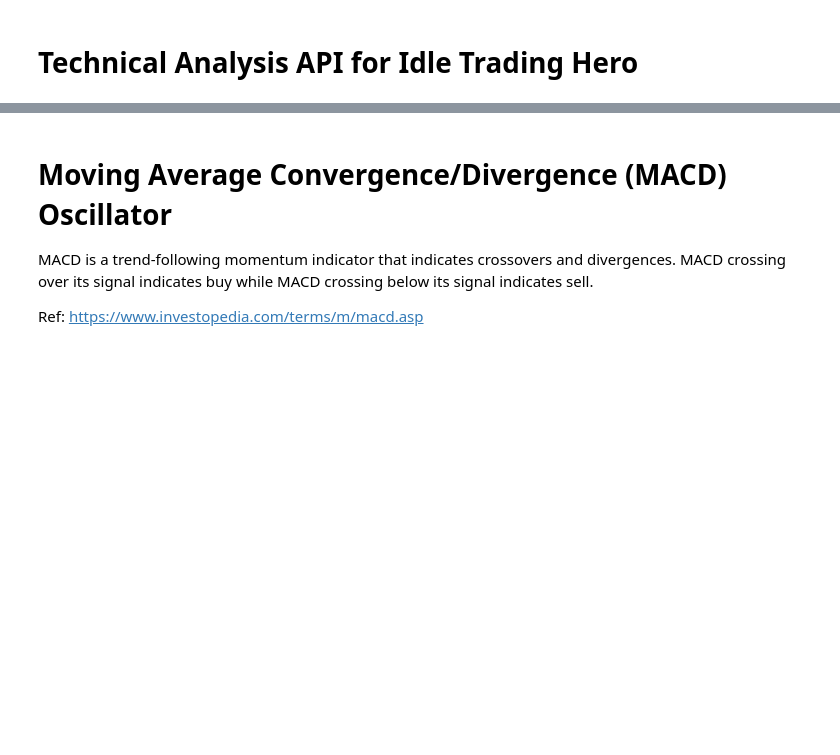
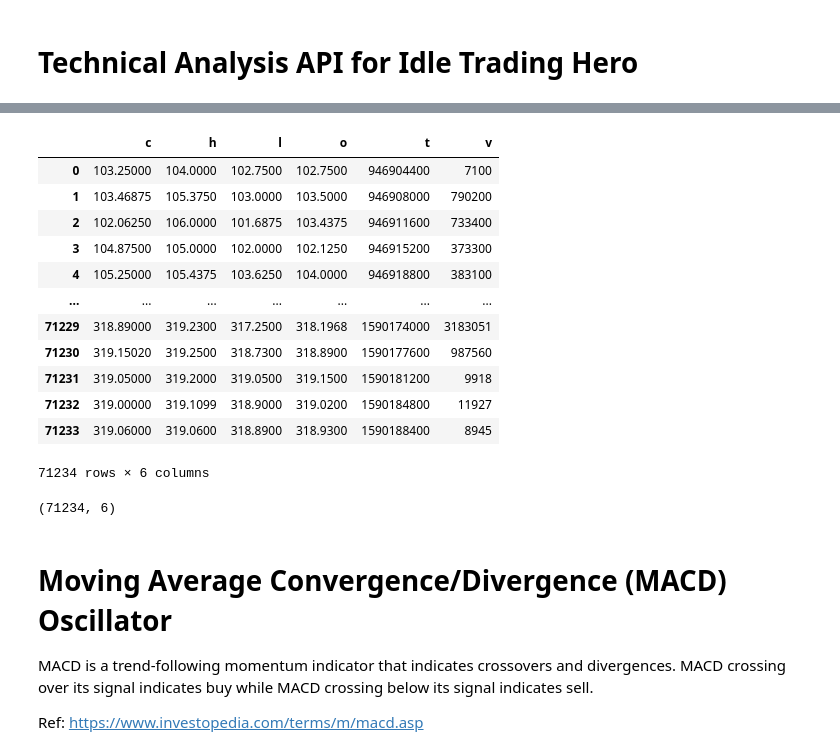
Before and after one commit to jetnew/Idle-Trading-Hero, a Jupyter notebook: Algorithm.ipynb, the cells around one changed output, grey strips where cells are left out. Drawn from its saved outputs; the diff is of its cells as text; code cells hidden in the pictures; blank space fills up the shorter version.

```diff
--- a/Algorithm.ipynb
+++ b/Algorithm.ipynb
@@ -34,3 +22,23 @@ df
+# %%
+df_aapl
+# %% [output]
+|  | c | h | l | o | t | v |
+| 0 | 103.25000 | 104.0000 | 102.7500 | 102.7500 | 946904400 | 7100 |
+| 1 | 103.46875 | 105.3750 | 103.0000 | 103.5000 | 946908000 | 790200 |
+| 2 | 102.06250 | 106.0000 | 101.6875 | 103.4375 | 946911600 | 733400 |
+| 3 | 104.87500 | 105.0000 | 102.0000 | 102.1250 | 946915200 | 373300 |
+| 4 | 105.25000 | 105.4375 | 103.6250 | 104.0000 | 946918800 | 383100 |
+| ... | ... | ... | ... | ... | ... | ... |
+| 71229 | 318.89000 | 319.2300 | 317.2500 | 318.1968 | 1590174000 | 3183051 |
+| 71230 | 319.15020 | 319.2500 | 318.7300 | 318.8900 | 1590177600 | 987560 |
+| 71231 | 319.05000 | 319.2000 | 319.0500 | 319.1500 | 1590181200 | 9918 |
+| 71232 | 319.00000 | 319.1099 | 318.9000 | 319.0200 | 1590184800 | 11927 |
+| 71233 | 319.06000 | 319.0600 | 318.8900 | 318.9300 | 1590188400 | 8945 |
+71234 rows × 6 columns
+# %%
+df_aapl.values[:k,:].T.tolist()
+# %% [output]
+(71234, 6)
 # %% [markdown]
 # Moving Average Convergence/Divergence (MACD) Oscillator
 
```
Also changed, not shown: parts of 9 cells of this notebook, 15 other files.
